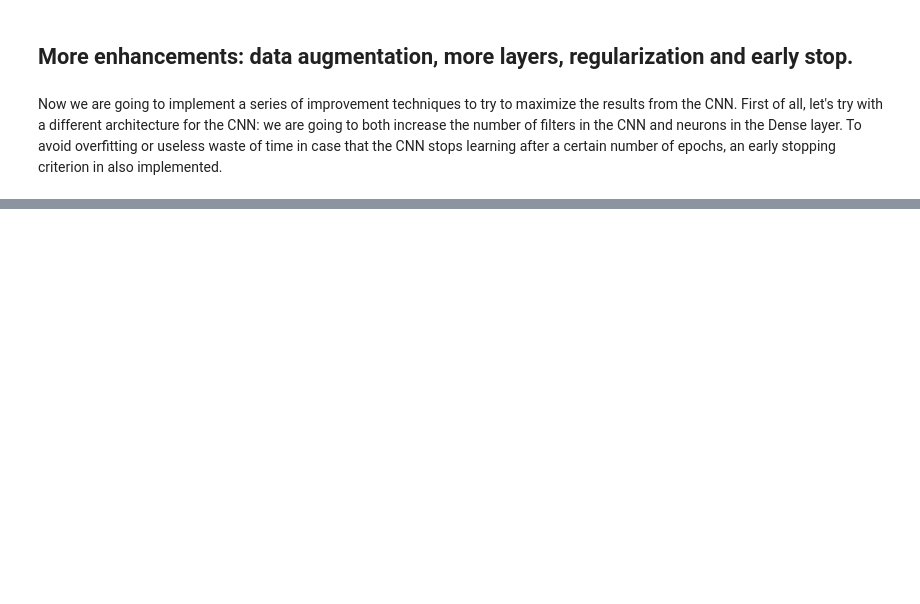
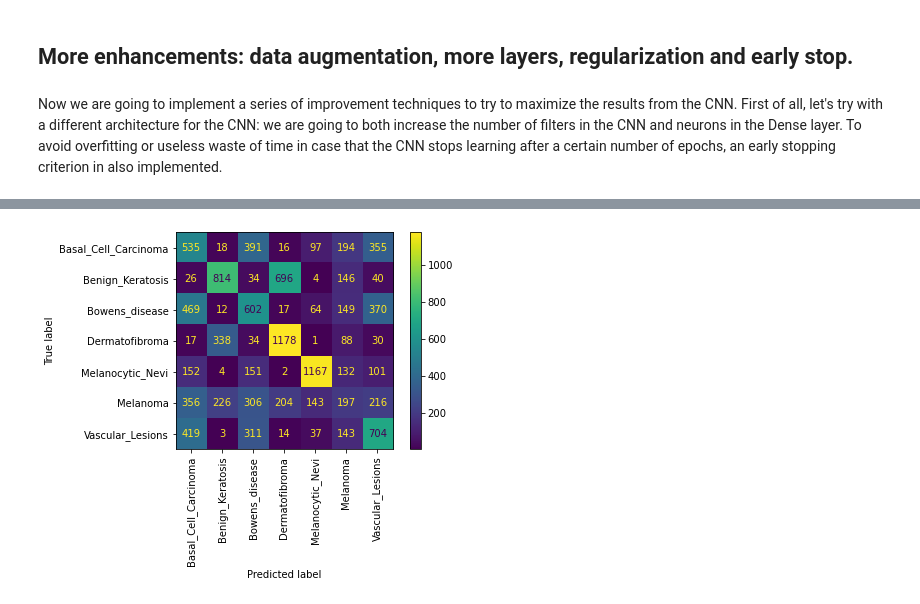
Before and after one commit to noisecape/Cancer_Detector, a Jupyter notebook: Cancer_Detector.ipynb, the cells around one changed output, grey strips where cells are left out. Saved outputs shown, nothing was run; the diff lists cells and outputs as text; code cells hidden in the pictures; blank space fills up the shorter version.

```diff
--- a/Cancer_Detector.ipynb
+++ b/Cancer_Detector.ipynb
@@ -739,0 +824,5 @@ _________________________________________________________________
+# %%
+cm = confusion_matrix(y_true, y_pred)
+print_confusion_matrix(cm, labels)
+# %% [output]
+[figure, added]
```
Also changed, not shown: parts of 26 cells of this notebook, 1 other file.
